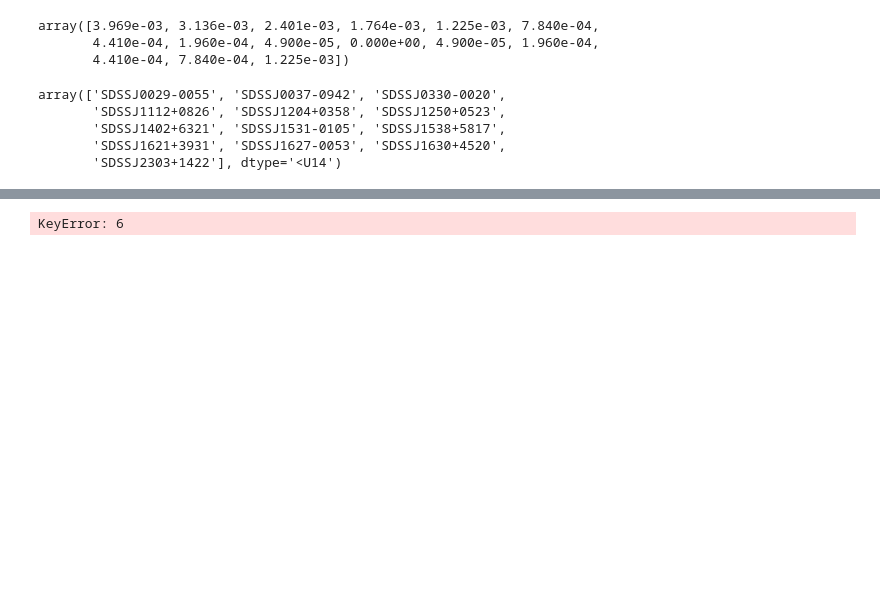
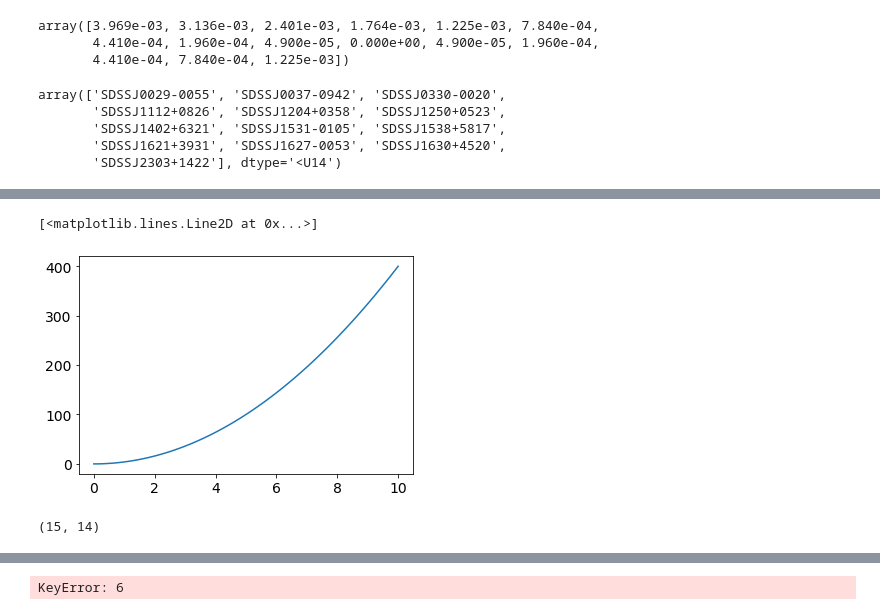
Before and after one commit to shawnknabel/slacs_kinematics_jam_modeling, a Jupyter notebook: jupyter_notebooks/kinematics_maps/fast_and_slow_rotators_analysis_011023.ipynb, the cells around one changed output, grey strips where cells are left out. Saved outputs shown, nothing was run; the diff lists cells and outputs as text; code cells hidden in the pictures; blank space fills up the shorter version.

```diff
--- a/jupyter_notebooks/kinematics_maps/fast_and_slow_rotators_analysis_011023.ipynb
+++ b/jupyter_notebooks/kinematics_maps/fast_and_slow_rotators_analysis_011023.ipynb
@@ -3252,0 +3255,18 @@ array(['SDSSJ0029-0055', 'SDSSJ0037-0942', 'SDSSJ0330-0020',
+# %%
+# import curve fit and define the power law to be fit
+from scipy.optimize import curve_fit
+
+def power_law(x, a, b):
+    return b*np.power(x, a)
+
+x = np.linspace(0,10,100)
+y = power_law(x, 2, 4)
+
+plt.plot(x, y)
+# %% [output]
+[<matplotlib.lines.Line2D at 0x...>]
+[figure, added]
+# %%
+dVD_ratio.shape
+# %% [output]
+(15, 14)
```
Also changed, not shown: parts of 19 cells of this notebook.
